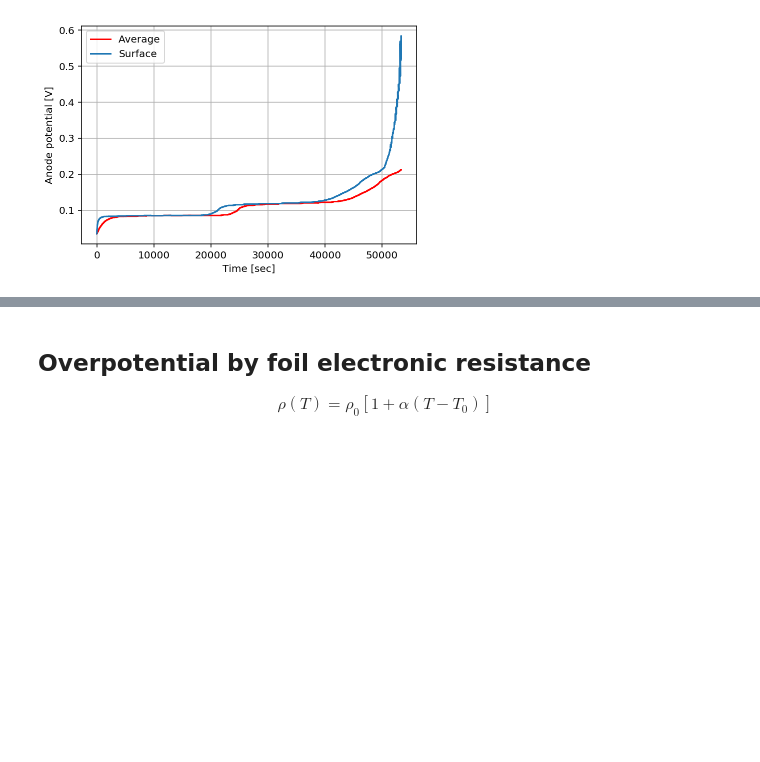
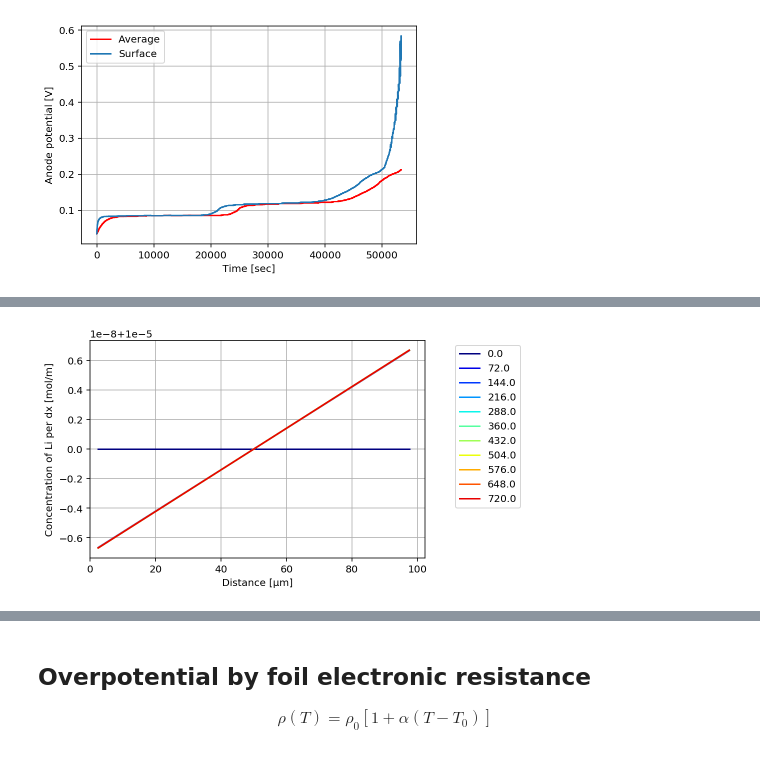
Before and after one commit to TakumaKawahara/BS-StudyGroup, a Jupyter notebook: Model#4/BS_Model#4_ver1.0.ipynb, the cells around one changed output, grey strips where cells are left out. Cells and saved outputs as stored; diff of their text form; code cells hidden in the pictures; blank space fills up the shorter version.

```diff
--- a/Model#4/BS_Model#4_ver1.0.ipynb
+++ b/Model#4/BS_Model#4_ver1.0.ipynb
@@ -328,7 +328,7 @@ I = 6.4E-7#[A = C/sec]
 j = I/S*0.05#(0.1ItA)[A/m2 = C/sec m2]
 
 # Charge or Discharge
-Condition = 'DischargeCharge'
+Condition = 'Discharge'
 if Condition == 'Charge':
     j = abs(j)*(-1)
 
@@ -621,4 +619,4 @@ plt.show()
 # %%
 epsilon = 1
-Deff = 7.5E-10 #[m2/sec]
+Deff = 7.5E-11 #[m2/sec]
 t_plus = 0.363
@@ -773,0 +764,15 @@ plt.show()
+# %%
+tt=(t_total-dt)/10#[sec] delta time for plot
+for ii in range(len(time_rlt[time_rlt % tt == 0])):
+    plt.plot(x_rlt[time_rlt % tt == 0][ii]*1E6,C_rlt[time_rlt % tt == 0][ii], label = time_rlt[time_rlt % tt == 0][ii],color=cm.jet(ii/len(time_rlt[time_rlt % tt == 0])))
+#plt.plot(([0,100]),([C_s_max_p*S,C_s_max_p*S]),'--',label='C_s_max_p',color='black')
+plt.legend(loc='upper right',
+           bbox_to_anchor=(0.9, 0.9, 0.4, .100))
+plt.ylabel('Concentration of Li per dx [mol/m]')
+plt.xlabel('Distance [μm]')
+plt.gca().set_xlim(left=0)
+#plt.gca().set_ylim(bottom=0)#.xlim(0,100)
+plt.grid()
+plt.show()
+# %% [output]
+[figure, added]
```
Also changed, not shown: parts of 17 cells of this notebook.
